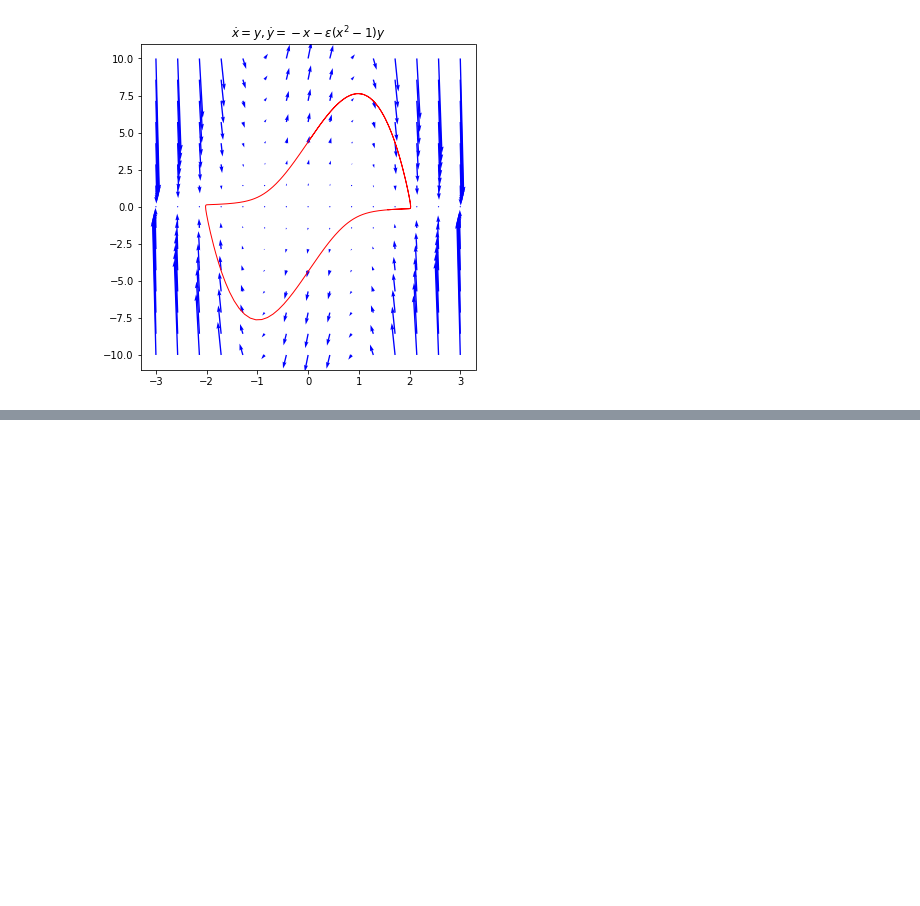
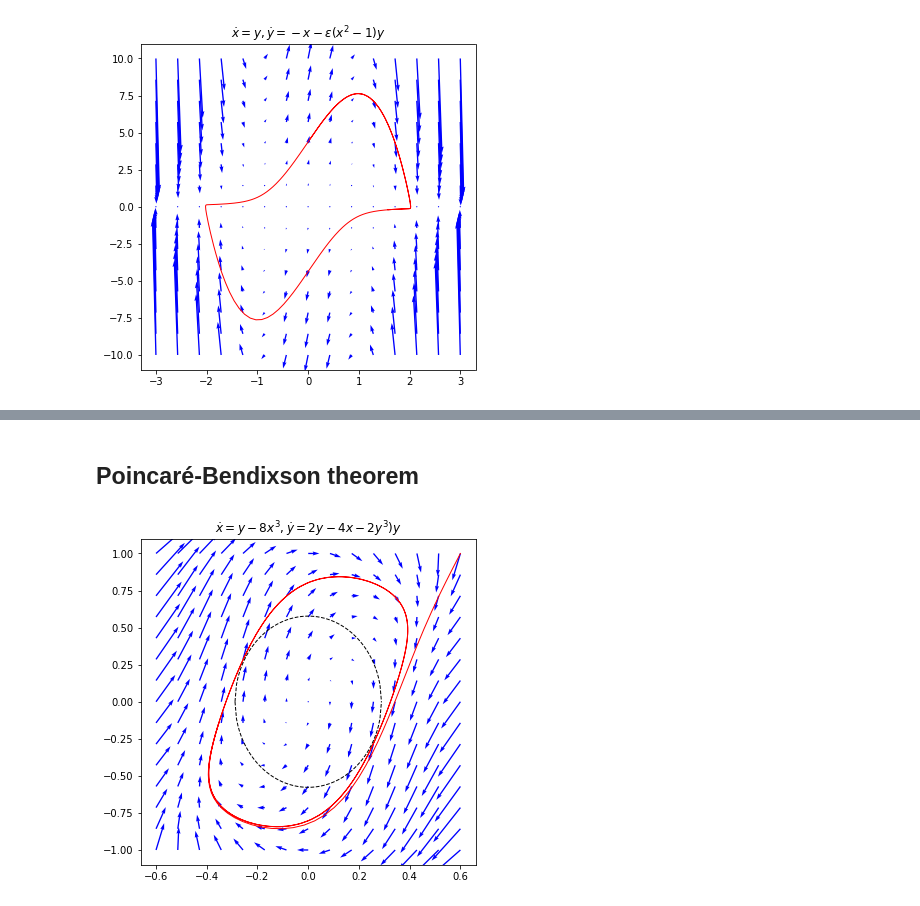
Before and after one commit to koulakis/dynamical-systems, a Jupyter notebook: 05_limit_cycles.ipynb, the cells around one changed output, grey strips where cells are left out. Cells and saved outputs as stored; diff of their text form; code cells hidden in the pictures; blank space fills up the shorter version.

```diff
--- a/05_limit_cycles.ipynb
+++ b/05_limit_cycles.ipynb
@@ -81,0 +82,26 @@ plt.show()
+# %% [markdown]
+## Poincaré-Bendixson theorem
+# %%
+xlim = (-0.6, 0.6)
+ylim = (-1, 1)
+
+def dx_dt(x, t):
+    return [x[1] - 8*x[0]**3, 2*x[1] - 4*x[0] -2*x[1]**3]
+
+plt.figure(figsize=(6, 6))
+plt.title('$\\dot{x} = y - 8x^3, \\dot{y} = 2y -4x - 2y^3)y$')
+
+plot_traj([0.6, 1], dx_dt, fw=10, bw=0, n_time_samples=200)
+
+plot_field(dx_dt, xlim, ylim, scale=30)
+
+plt.xlim(np.array(xlim) * 1.1)
+plt.ylim(np.array(ylim) * 1.1)
+
+xx = np.linspace(-np.sqrt(1/12), np.sqrt(1/12), 100)
+plt.plot(xx, np.sqrt((1 - 12*xx**2)/3), color='black', linestyle='--', linewidth=1)
+plt.plot(xx, -np.sqrt((1 - 12*xx**2)/3), color='black', linestyle='--', linewidth=1)
+
+plt.show()
+# %% [output]
+[figure, added]
```
Also changed, not shown: parts of 4 cells of this notebook.
